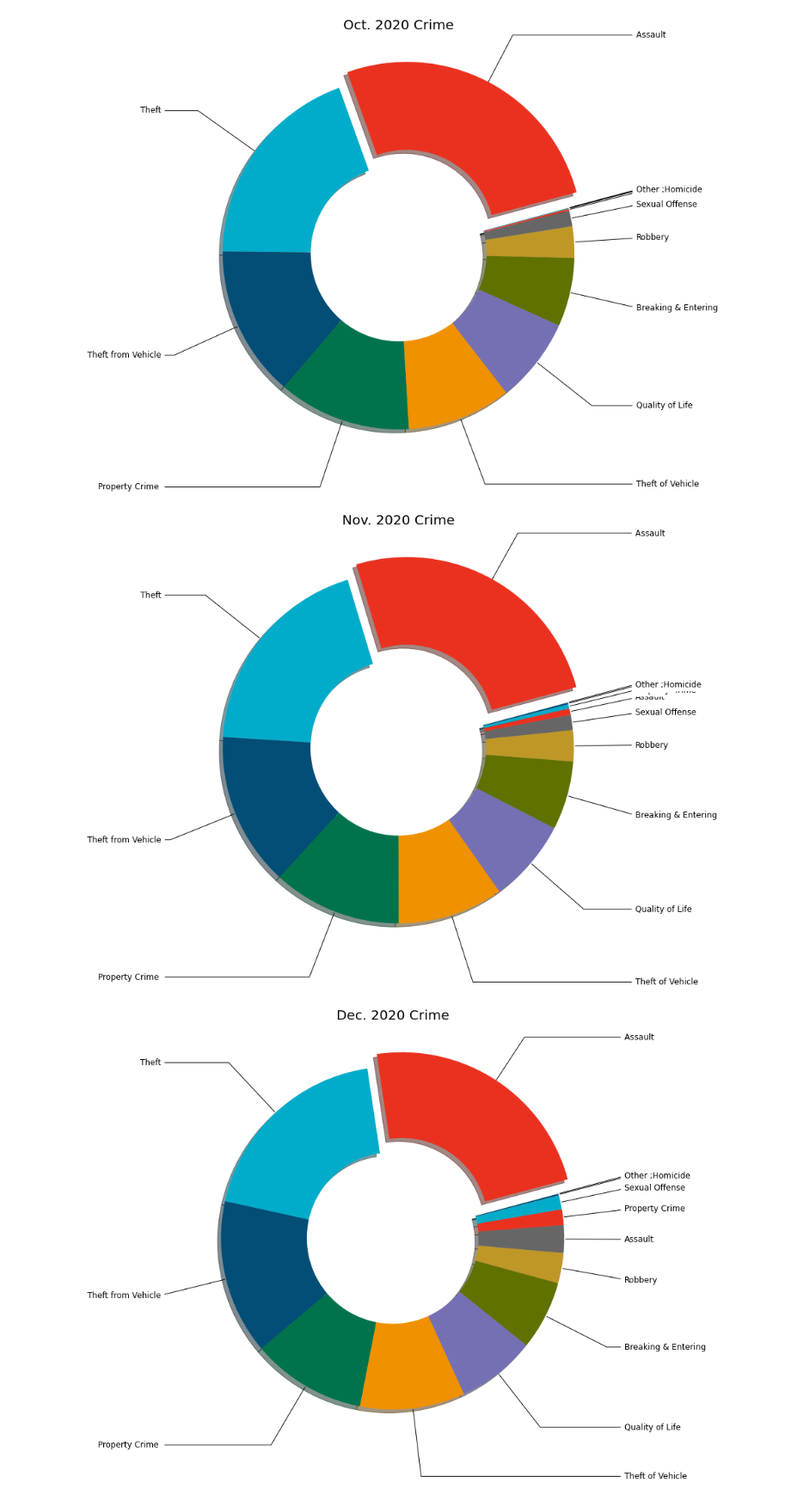
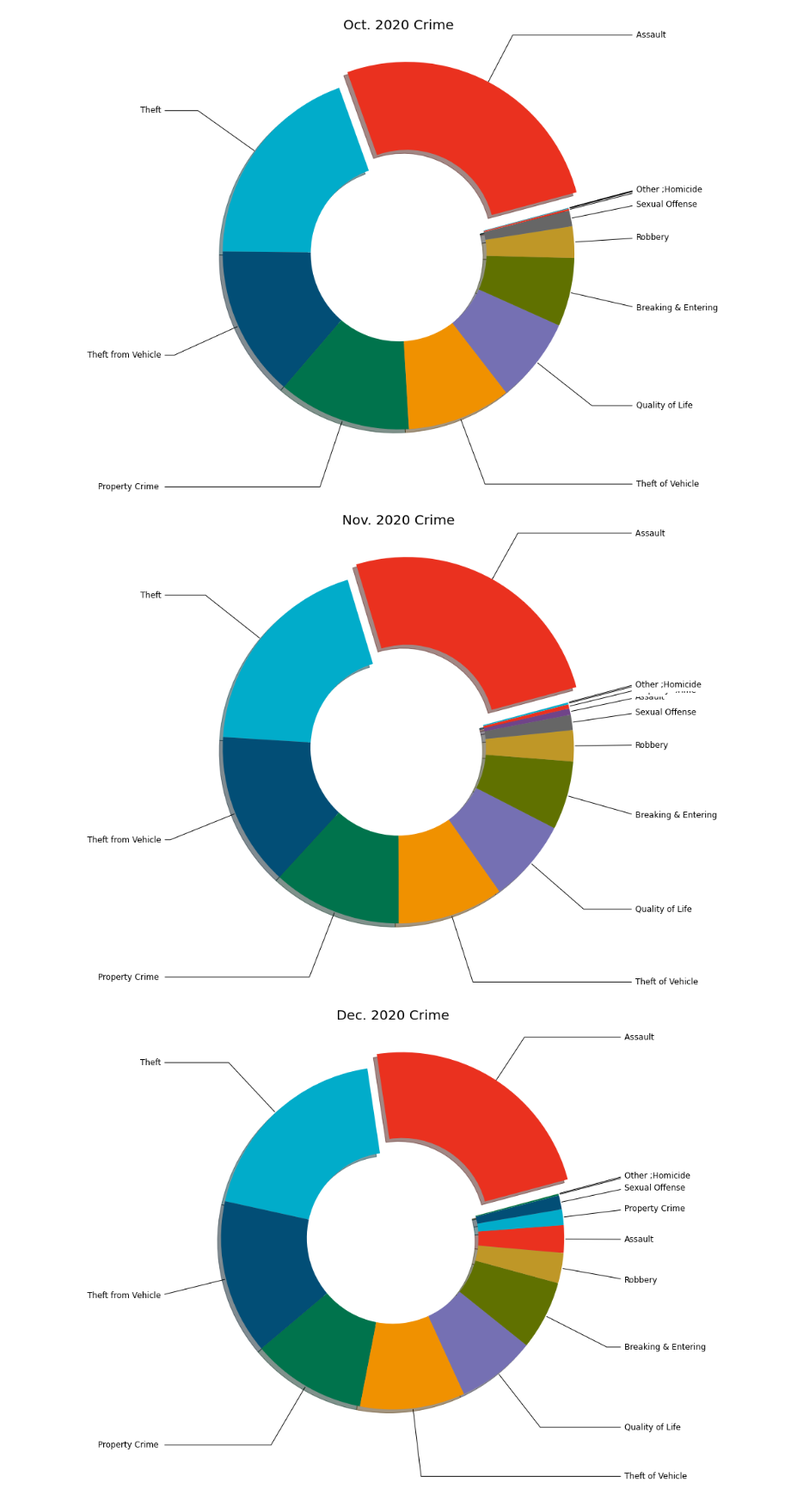
Before and after one commit to E-Weber/EKN-Project, a Jupyter notebook: Crime/CrimeAnalysis.ipynb, the cells around one changed output. Shown at 86% size. Cells and saved outputs as stored; diff of their text form; code cells hidden in the pictures.

```diff
--- a/Crime/CrimeAnalysis.ipynb
+++ b/Crime/CrimeAnalysis.ipynb
@@ -262,7 +262,7 @@ explode = (0.1, 0, 0, 0, 0, 0, 0, 0, 0, 0, 0, 0, 0)
 
 fig, ax = plt.subplots(figsize=(25, 10), subplot_kw=dict(aspect="equal"))
 
-colors = ['#ea311f', '#01acca', '#024e76', '#00734c', '#f09100', '#7570b3', '#607100', '#bf9727', '#666666']
+colors = ['#ea311f', '#01acca', '#024e76', '#00734c', '#f09100', '#7570b3', '#607100', '#bf9727', '#666666', '#704489']
 
 wedges, texts = ax.pie(november20["Incidents"], wedgeprops=dict(width=0.5), colors = colors, explode = explode, shadow = True, startangle=15)
 
@@ -284,32 +284,32 @@ plt.savefig("Images/november20.png")
 
 plt.show()
 # %% [output]
-[figure, old version]
+[figure, new version]
 # %%
 explode = (0.1, 0, 0, 0, 0, 0, 0, 0, 0, 0, 0, 0, 0)
 
 fig, ax = plt.subplots(figsize=(25, 10), subplot_kw=dict(aspect="equal"))
 
-colors = ['#ea311f', '#01acca', '#024e76', '#00734c', '#f09100', '#7570b3', '#607100', '#bf9727', '#666666']
+colors = ['#ea311f', '#01acca', '#024e76', '#00734c', '#f09100', '#7570b3', '#607100', '#bf9727']
 
 wedges, texts = ax.pie(december20["Incidents"], wedgeprops=dict(width=0.5), colors = colors, explode = explode, shadow = True, startangle=15)
 
 bbox_props = dict(boxstyle="square,pad=0.3", fc="w", ec="k", lw=0)
 kw = dict(arrowprops=dict(arrowstyle="-"), bbox=bbox_props, zorder=0, va="center")
 
 for i, p in enumerate(wedges):
     ang = (p.theta2 - p.theta1)/2. + p.theta1
     y = np.sin(np.deg2rad(ang))
     x = np.cos(np.deg2rad(ang))
     horizontalalignment = {-1: "right", 1: "left"}[int(np.sign(x))]
     connectionstyle = "angle,angleA=0,angleB={}".format(ang)
     kw["arrowprops"].update({"connectionstyle": connectionstyle})
     ax.annotate(december20["Crime Type"][i], fontsize = 12, xy=(x, y), xytext=(1.35*np.sign(x), 1.4*y), horizontalalignment=horizontalalignment, **kw)
 
 plt.title("Dec. 2020 Crime", fontsize = "20")
 plt.tight_layout()
 plt.savefig("Images/december20.png")
 
 plt.show()
 # %% [output]
-[figure, old version]
+[figure, new version]
```
Also changed, not shown: parts of 1 cell of this notebook, 3 other files.
